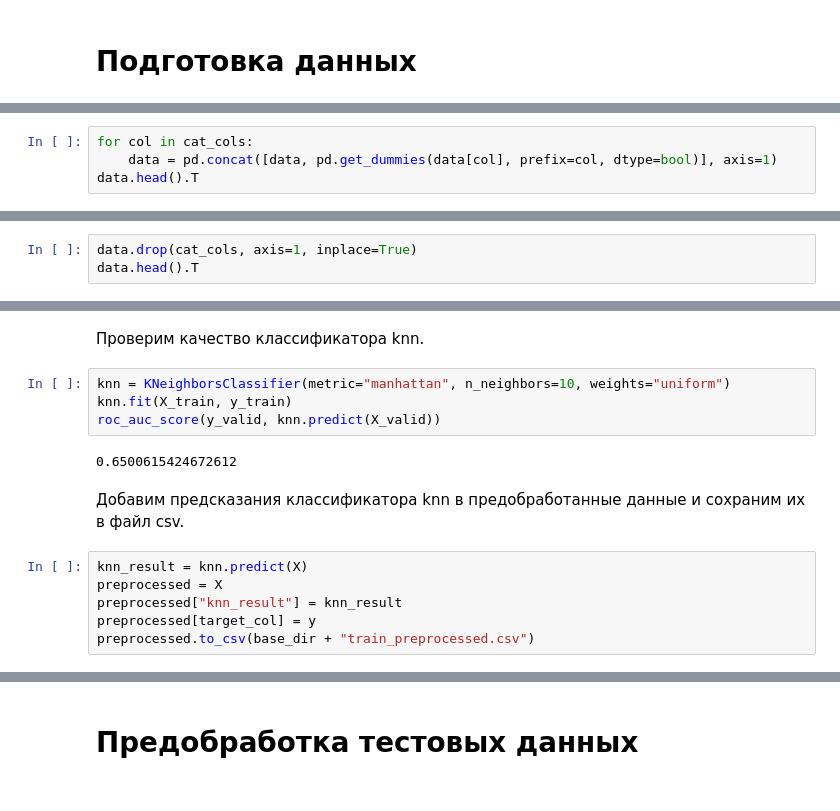
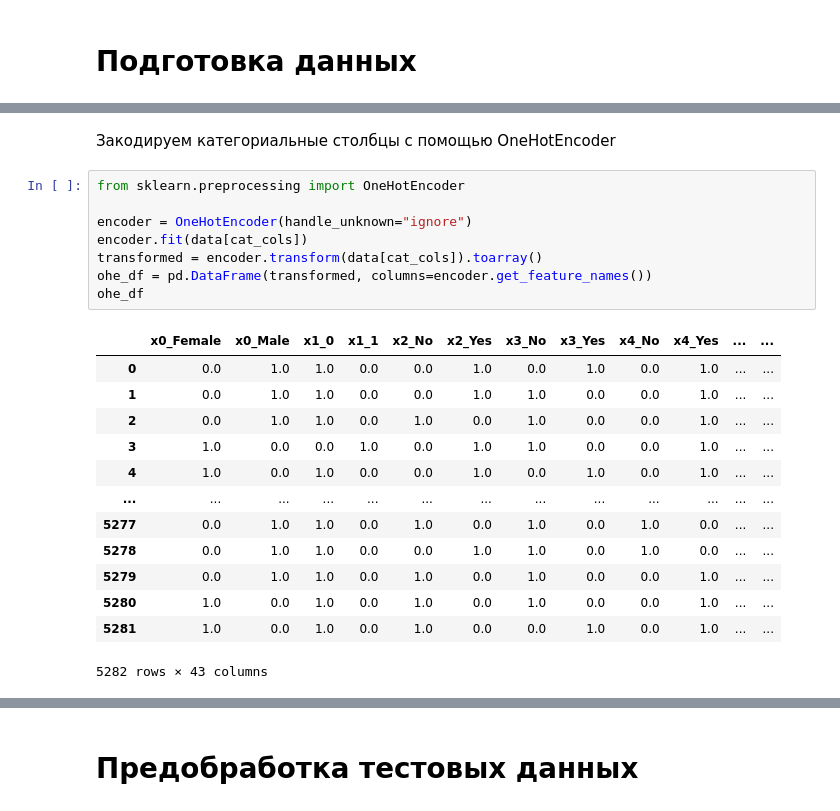
Before and after one commit to ValShm/mipt-ml-homeworks, a Jupyter notebook: homeworks/mipt-machine-learning/telecom/preprocessing.ipynb, the cells around one changed output, grey strips where cells are left out. Saved outputs shown, nothing was run; the diff lists cells and outputs as text.

Commit message:
Done preprocessing

```diff
--- a/homeworks/mipt-machine-learning/telecom/preprocessing.ipynb
+++ b/homeworks/mipt-machine-learning/telecom/preprocessing.ipynb
@@ -190,4 +187,0 @@ Name: Churn, dtype: int64
-# %%
-for col in cat_cols:
-    data = pd.concat([data, pd.get_dummies(data[col], prefix=col, dtype=bool)], axis=1)
-data.head().T
@@ -210,3 +187,0 @@ data.head().T
-# %%
-data.drop(cat_cols, axis=1, inplace=True)
-data.head().T
@@ -258,16 +188,24 @@ knn_grid.best_params_
-# %% [markdown]
-Проверим качество классификатора knn.
-# %%
-knn = KNeighborsClassifier(metric="manhattan", n_neighbors=10, weights="uniform")
-knn.fit(X_train, y_train)
-roc_auc_score(y_valid, knn.predict(X_valid))
-# %% [output]
-0.6500615424672612
-# %% [markdown]
-Добавим предсказания классификатора knn в предобработанные данные и сохраним их в файл csv.
-# %%
-knn_result = knn.predict(X)
-preprocessed = X
-preprocessed["knn_result"] = knn_result
-preprocessed[target_col] = y
-preprocessed.to_csv(base_dir + "train_preprocessed.csv")
+# %% [markdown]
+Закодируем категориальные столбцы с помощью OneHotEncoder
+# %%
+from sklearn.preprocessing import OneHotEncoder
+
+encoder = OneHotEncoder(handle_unknown="ignore")
+encoder.fit(data[cat_cols])
+transformed = encoder.transform(data[cat_cols]).toarray()
+ohe_df = pd.DataFrame(transformed, columns=encoder.get_feature_names())
+ohe_df
+# %% [output]
+|  | x0_Female | x0_Male | x1_0 | x1_1 | x2_No | x2_Yes | x3_No | x3_Yes | x4_No | x4_Yes | ... | ... |
+| 0 | 0.0 | 1.0 | 1.0 | 0.0 | 0.0 | 1.0 | 0.0 | 1.0 | 0.0 | 1.0 | ... | ... |
+| 1 | 0.0 | 1.0 | 1.0 | 0.0 | 0.0 | 1.0 | 1.0 | 0.0 | 0.0 | 1.0 | ... | ... |
+| 2 | 0.0 | 1.0 | 1.0 | 0.0 | 1.0 | 0.0 | 1.0 | 0.0 | 0.0 | 1.0 | ... | ... |
+| 3 | 1.0 | 0.0 | 0.0 | 1.0 | 0.0 | 1.0 | 1.0 | 0.0 | 0.0 | 1.0 | ... | ... |
+| 4 | 1.0 | 0.0 | 1.0 | 0.0 | 0.0 | 1.0 | 0.0 | 1.0 | 0.0 | 1.0 | ... | ... |
+| ... | ... | ... | ... | ... | ... | ... | ... | ... | ... | ... | ... | ... |
+| 5277 | 0.0 | 1.0 | 1.0 | 0.0 | 1.0 | 0.0 | 1.0 | 0.0 | 1.0 | 0.0 | ... | ... |
+| 5278 | 0.0 | 1.0 | 1.0 | 0.0 | 0.0 | 1.0 | 1.0 | 0.0 | 1.0 | 0.0 | ... | ... |
+| 5279 | 0.0 | 1.0 | 1.0 | 0.0 | 1.0 | 0.0 | 1.0 | 0.0 | 0.0 | 1.0 | ... | ... |
+| 5280 | 1.0 | 0.0 | 1.0 | 0.0 | 1.0 | 0.0 | 1.0 | 0.0 | 0.0 | 1.0 | ... | ... |
+| 5281 | 1.0 | 0.0 | 1.0 | 0.0 | 1.0 | 0.0 | 0.0 | 1.0 | 0.0 | 1.0 | ... | ... |
+5282 rows × 43 columns
```
Also changed, not shown: parts of 30 cells of this notebook, 2 other files.
